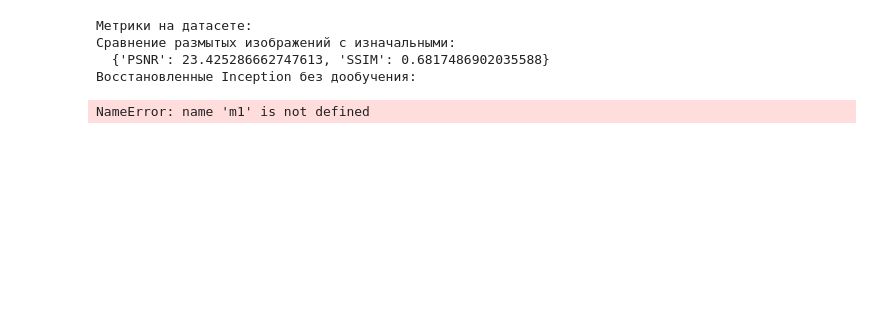
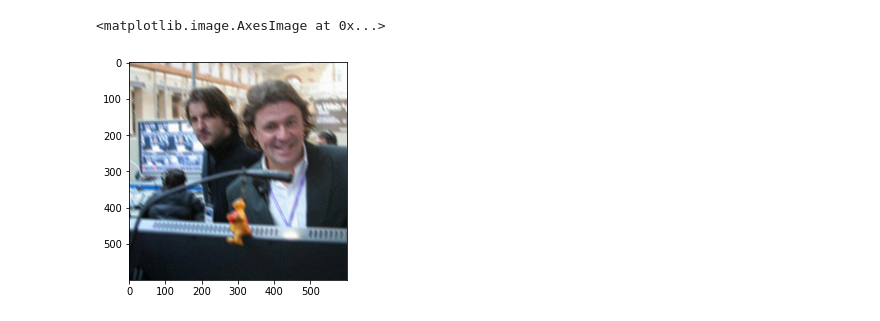
Before and after one commit to lePossum/Diploma, a Jupyter notebook: np.ipynb, the cells around one changed output. Cells and saved outputs as stored; diff of their text form; code cells hidden in the pictures; blank space fills up the shorter version.

```diff
--- a/np.ipynb
+++ b/np.ipynb
@@ -210,14 +156,14 @@ def convolve_img(image):
 generate_pics(y, 1, break_on=300)
 # %%
 %%time
-train_dir = '../course/motion_blurred/'
+# train_dir = '../course/motion_blurred/'
 # train_dir = 'b/'
-y_dir = 'pict/google_initial/'
+y_dir = 'pict/random_la/bn/'
 # y_dir = 'pict/s_/'
 # y_dir = 's/'
-fnames_X = listdir(train_dir)
-fnames_y = listdir(y_dir)
-
-X = list([train_dir + item for item in fnames_X])
+# fnames_X = listdir(train_dir)
+fnames_y = os.listdir(y_dir)
+fnames_y.sort()
+# X = list([train_dir + item for item in fnames_X])
 y = list([y_dir + item for item in fnames_y])
 # %% [output]
@@ -258,16 +171,0 @@ m5 = calc_metrics('pict/sn_val', 'pict/predicted_val1')
-# %%
-print('Метрики на датасете:')
-print('Сравнение размытых изображений с изначальными:')
-print('  ' + str(m0))
-print('Восстановленные Inception без дообучения:')
-print('  ' + str(m1))
-print('Восстановленное Inception после дообучения (6 эпох):')
-print('  ' + str(m2))
-print('Восстановленное Inception после дообучения (20 эпох):')
-print('  ' + str(m3))
-# %% [output]
-Метрики на датасете:
-Сравнение размытых изображений с изначальными:
-  {'PSNR': 23.425286662747613, 'SSIM': 0.6817486902035588}
-Восстановленные Inception без дообучения:
-NameError: name 'm1' is not defined
@@ -273,0 +174,6 @@ NameError: name 'm1' is not defined
+# %%
+img = prepare_img1(plt.imread(y[0]))
+plt.imshow(img)
+# %% [output]
+<matplotlib.image.AxesImage at 0x...>
+[figure, added]
```
Also changed, not shown: parts of 18 cells of this notebook.
